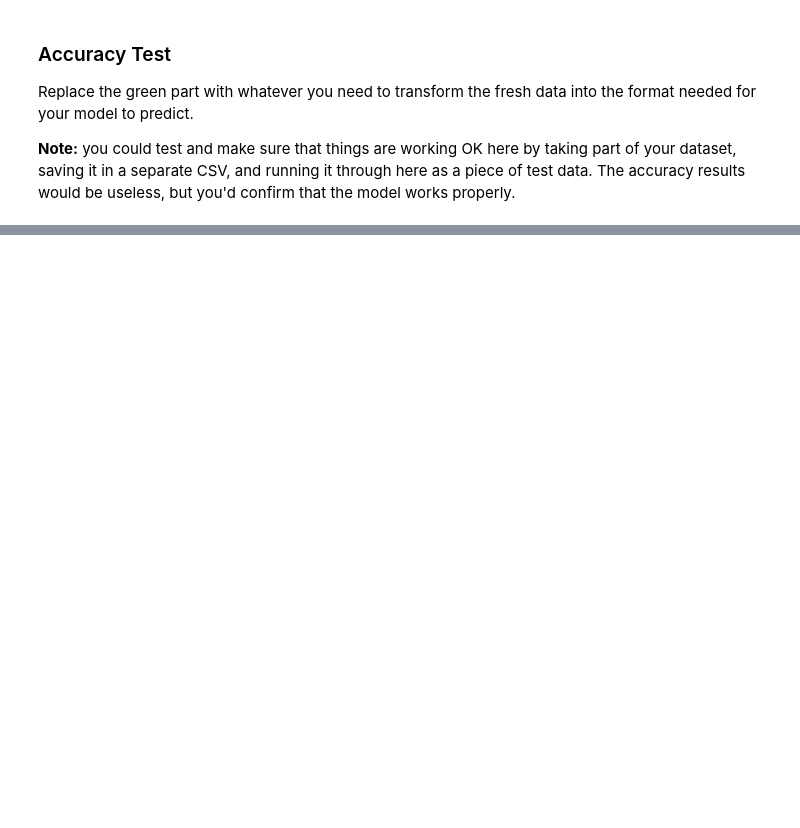
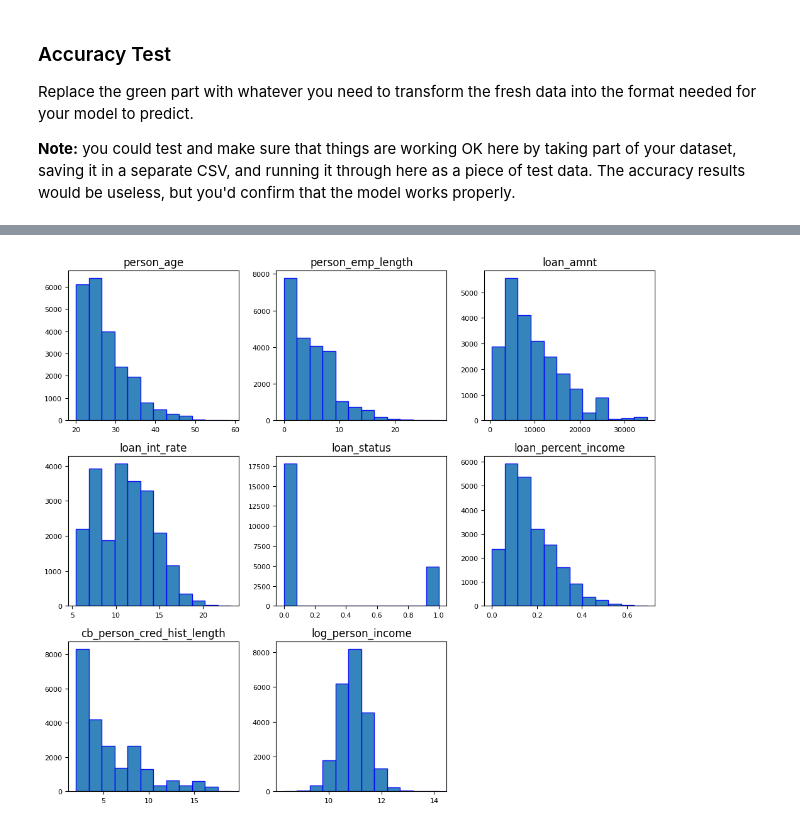
Before and after one commit to fadesere/BSIP_Assignment_4_Students, a Jupyter notebook: asn4_start.ipynb, the cells around one changed output, grey strips where cells are left out. Cells and saved outputs as stored; diff of their text form; code cells hidden in the pictures; blank space fills up the shorter version.

```diff
--- a/asn4_start.ipynb
+++ b/asn4_start.ipynb
@@ -71,0 +366,2 @@ Replace the green part with whatever you need to transform the fresh data into t
+# %%
+d_train = d_train.drop(columns={"Unnamed: 0"})
@@ -71,0 +381,19 @@ Replace the green part with whatever you need to transform the fresh data into t
+# %%
+# # Removing outliers from the from numerical variable and transforming variables
+# Person age that is above 60
+# Person's employment lenght (person_emp_length) cannot be up to 123, I'll remove employment > 30
+# Take the logarithm of income and to remove the effect of outliers
+# remove loan percent greater than 0.7
+# remove person's credit history length > 20
+d_train= d_train[d_train['person_age']<60]
+d_train= d_train[d_train['person_emp_length']<30]
+d_train= d_train[d_train['loan_percent_income']<0.7]
+d_train= d_train[d_train['cb_person_cred_hist_length']<20]
+d_train['log_person_income'] = np.log(d_train['person_income']) # logarithm of personal income
+d_train = d_train.drop('person_income',axis=1) # dropping column for personal income
+# %%
+d_train.hist(figsize=(10,9), bins=12, ec="b", xlabelsize=8, ylabelsize=8, alpha=0.9, grid=False)
+plt.tight_layout()
+plt.show()
+# %% [output]
+[figure, added]
```
Also changed, not shown: parts of 32 cells of this notebook.
